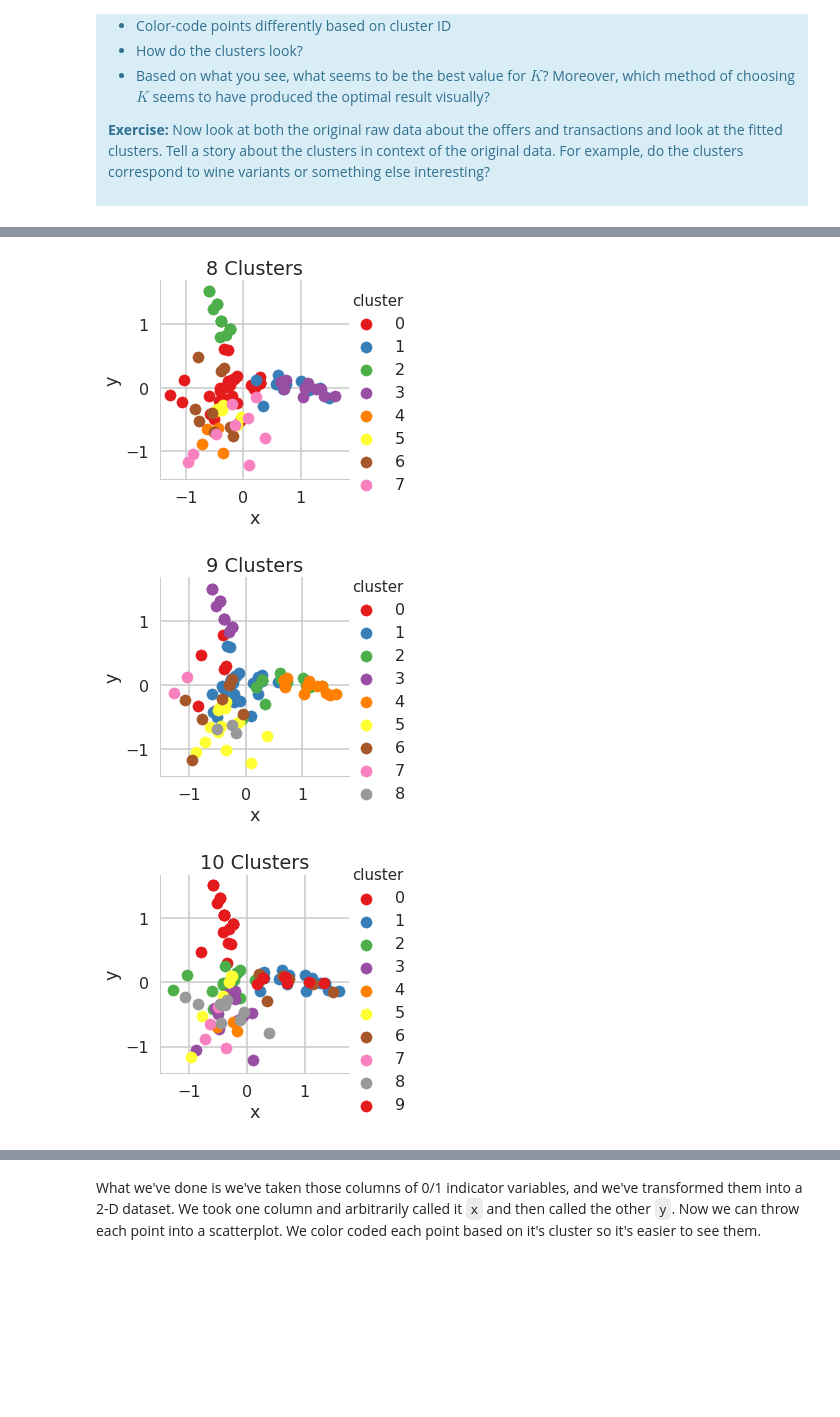
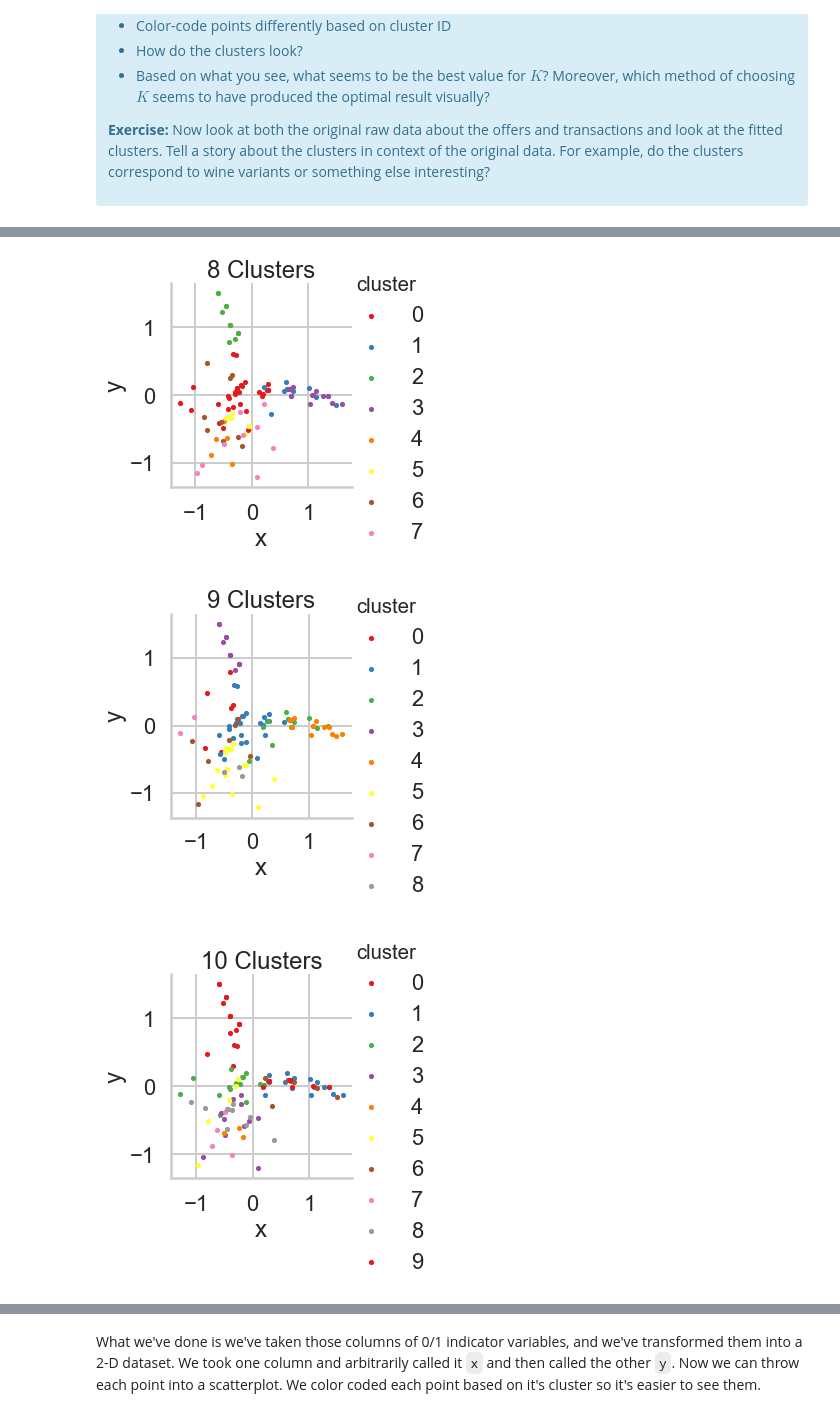
Before and after one commit to chiknes/Springboard-Mini-Projects, a Jupyter notebook: aic-8_2_10_clustering-mini-project/Mini_Project_Clustering.ipynb, the cells around one changed output, grey strips where cells are left out. Cells and saved outputs as stored; diff of their text form; code cells hidden in the pictures; blank space fills up the shorter version.

Commit message:
finished clustering project

```diff
--- a/aic-8_2_10_clustering-mini-project/Mini_Project_Clustering.ipynb
+++ b/aic-8_2_10_clustering-mini-project/Mini_Project_Clustering.ipynb
@@ -185,5 +199,5 @@ Text(0.5,1,'Elbow Method for Optimal K')
 # %%
-best_kmeans = KMeans(n_clusters=4)
+best_kmeans = KMeans(n_clusters=3)
 df_response.cluster = best_kmeans.fit_predict(x_cols)
 df_response.head()
 # %% [output]
@@ -413,8 +425,8 @@ for n_clusters in K_range:
     pca_df["x"] = pca_x
     pca_df["y"] = pca_y
 
-    fg = sns.FacetGrid(data=pca_df, hue='cluster', hue_order=range(0,n_clusters), palette='Set1', size=4, aspect=1)
-    fg.map(plt.scatter, 'x', 'y').add_legend()
+    fg = sns.FacetGrid(data=pca_df, hue='cluster', hue_order=range(0,n_clusters), palette='Set1', height=4, aspect=1)
+    fg.map(plt.scatter, 'x', 'y', s=10).add_legend()
     axes = fg.axes.flatten()
     axes[0].set_title("{} Clusters".format(n_clusters))
 # %% [output]
@@ -427,4 +439,4 @@ for n_clusters in K_range:
-[figure, old version]
+[figure, new version]
-[figure, old version]
+[figure, new version]
-[figure, old version]
+[figure, new version]
 # %% [markdown]
```
Also changed, not shown: parts of 25 cells of this notebook.
